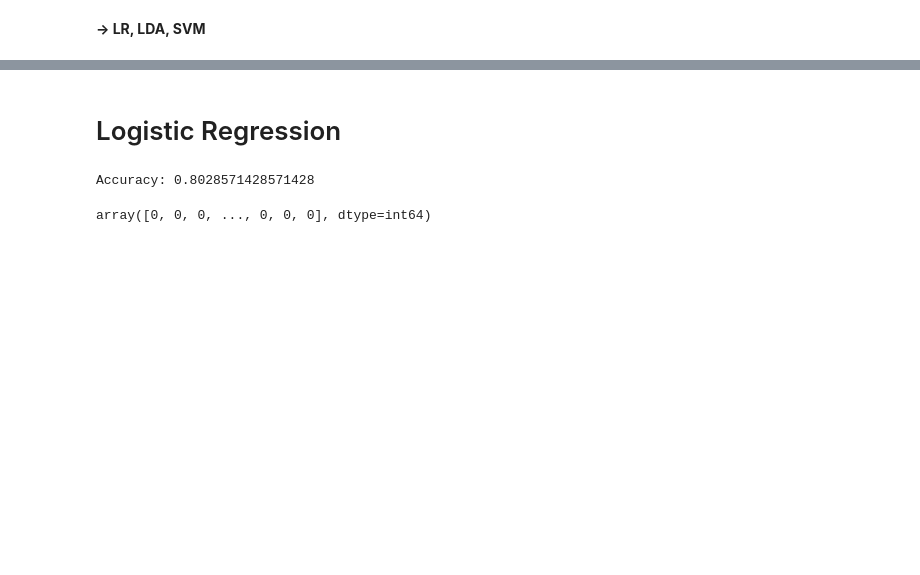
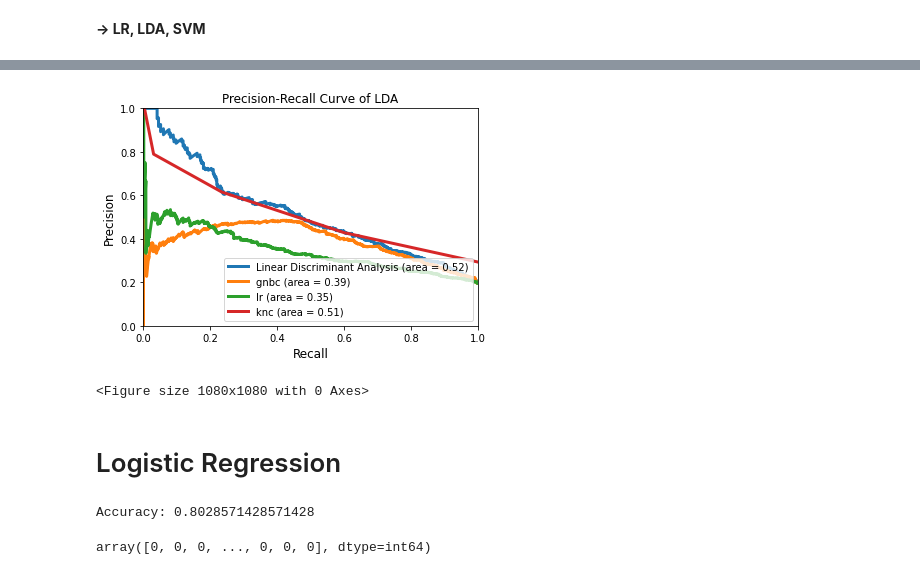
Before and after one commit to VinceTruong/Churn_Modelling, a Jupyter notebook: Vu Truong.ipynb, the cells around one changed output, grey strips where cells are left out. Drawn from its saved outputs; the diff is of its cells as text; code cells hidden in the pictures; blank space fills up the shorter version.

```diff
--- a/Vu Truong.ipynb
+++ b/Vu Truong.ipynb
@@ -421,3 +485,41 @@ plt.show()
+# %%
+# Plot Precision-Recall curve
+from sklearn.metrics import plot_roc_curve, precision_recall_curve, roc_curve, auc, f1_score
+
+lda_precision, lda_recall, threshold = precision_recall_curve(y_test, lda.predict_proba(X_test)[:,1])
+lda_f1 = f1_score(y_test,lda.predict(X_test))
+lda_roc_auc = auc(lda_recall, lda_precision)
+
+gnbc_precision, gnbc_recall, threshold = precision_recall_curve(y_test, gnbc.predict_proba(X_test)[:,1])
+gnbc_f1 = f1_score(y_test,gnbc.predict(X_test))
+gnbc_roc_auc = auc(gnbc_recall, gnbc_precision)
+
+lr_precision, lr_recall, threshold = precision_recall_curve(y_test, lr.predict_proba(X_test)[:,1])
+lr_f1 = f1_score(y_test,lr.predict(X_test))
+lr_roc_auc = auc(lr_recall, lr_precision)
+
+knc_precision, knc_recall, threshold = precision_recall_curve(y_test, knc.predict_proba(X_test)[:,1])
+knc_f1 = f1_score(y_test,knc.predict(X_test))
+knc_roc_auc = auc(knc_recall, knc_precision)
+
+
+#print('F1 score = ', lda_f1)
+plt.plot(lda_recall, lda_precision, linewidth = 3,label = 'Linear Discriminant Analysis (area = %0.2f)' % lda_roc_auc)
+plt.plot(gnbc_recall, gnbc_precision, linewidth = 3,label = 'gnbc (area = %0.2f)' % gnbc_roc_auc)
+plt.plot(lr_recall, lr_precision, linewidth = 3,label = 'lr (area = %0.2f)' % lr_roc_auc)
+plt.plot(knc_recall, knc_precision, linewidth = 3,label = 'knc (area = %0.2f)' % knc_roc_auc)
+
+plt.xlim([0, 1])
+plt.ylim([0, 1])
+plt.xlabel('Recall',fontsize = 12)
+plt.ylabel('Precision',fontsize = 12)
+plt.title('Precision-Recall Curve of LDA')
+plt.legend(loc = "lower right")
+plt.figure(figsize = (15,15))
+plt.show()
+# %% [output]
+[figure, added]
+<Figure size 1080x1080 with 0 Axes>
 # %% [markdown]
 # Logistic Regression
 # %%
```
Also changed, not shown: parts of 5 cells of this notebook, 2 other files.
